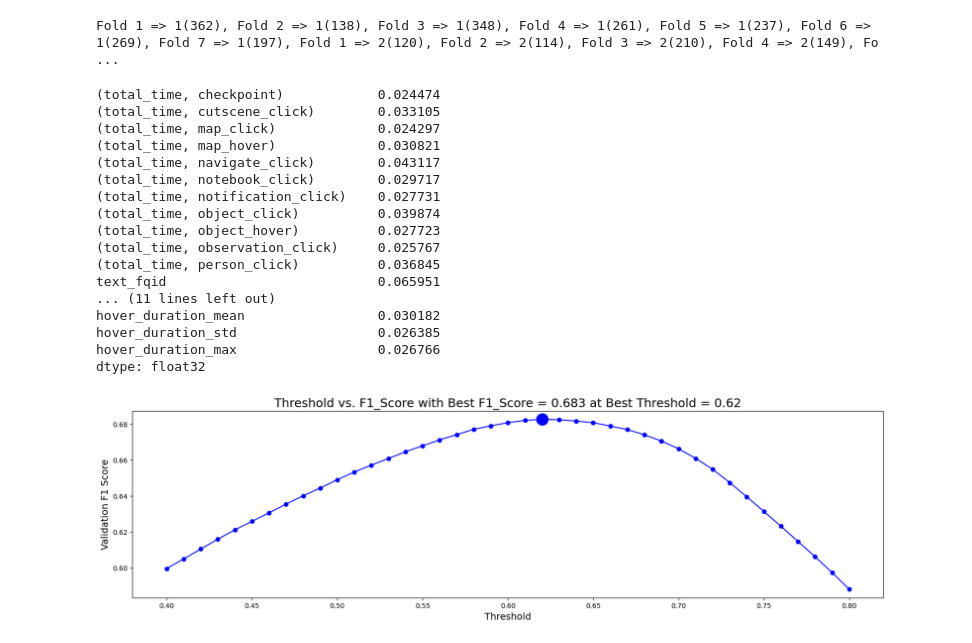
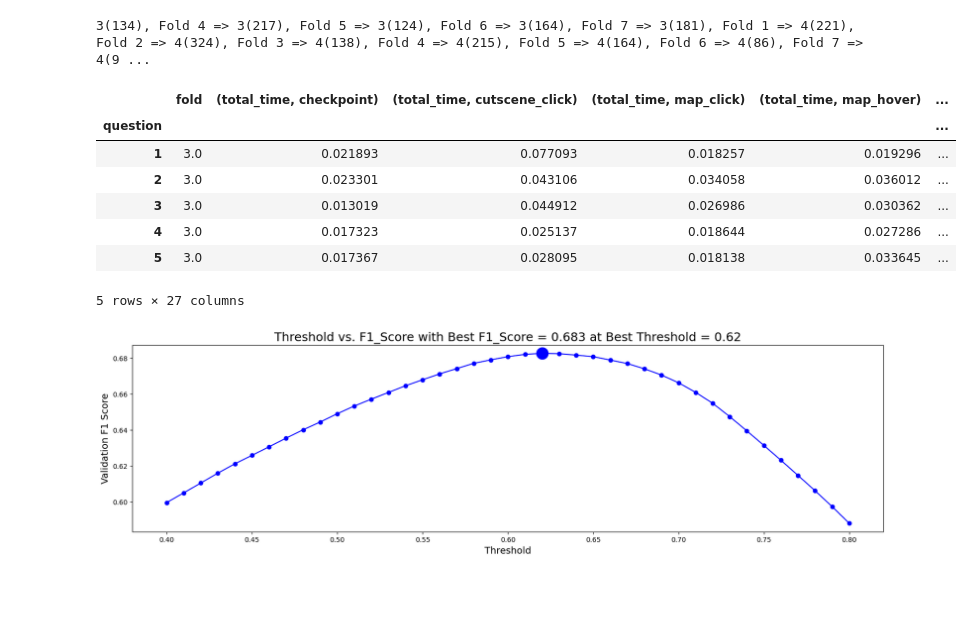
Before and after one commit to yaobviously/kaggle_predict_students, a Jupyter notebook: training_model.ipynb, the cells around one changed output. Cells and saved outputs as stored; diff of their text form; code cells hidden in the pictures; blank space fills up the shorter version.

```diff
--- a/training_model.ipynb
+++ b/training_model.ipynb
@@ -265,11 +230,12 @@ best_params_df = pd.DataFrame()
 for question in range(1, 19):
 
     if question in [1, 2, 3]:
-        df_ = get_data_for_level('0-4')
+        df_ = group1_df
+
     elif question in [4, 5, 6, 7, 8, 9, 10, 11, 12, 13]:
-        df_ = get_data_for_level('5-12')
+        df_ = group2_df
     else:
-        df_ = get_data_for_level('13-22')
+        df_ = group3_df
 
     fold = 1
 
@@ -346,11 +293,11 @@ models = {}
 
 for question in range(1, 19):
     if question in [1, 2, 3]:
-        df_ = get_data_for_level('0-4')
+        df_ = group1_df
     elif question in [4, 5, 6, 7, 8, 9, 10, 11, 12, 13]:
-        df_ = get_data_for_level('5-12')
+        df_ = group2_df
     else:
-        df_ = get_data_for_level('13-22')
+        df_ = group3_df
 
     for i, (train_index, val_index) in enumerate(gkf.split(X=df_, groups=df_['session_id'])):
         print(f"Fold {i + 1} => ", end="")
@@ -394,37 +341,31 @@ for question in range(1, 19):
             val_x[feature_cols])[:, 1]
 
         # adding the models to the model dictionary
-        models[f'question_{question}'] = clf
+        models[f'question_{question}_fold_{i}'] = clf
 # %% [output]
-Fold 1 => 1(362), Fold 2 => 1(138), Fold 3 => 1(348), Fold 4 => 1(261), Fold 5 => 1(237), Fold 6 => 1(269), Fold 7 => 1(197), Fold 1 => 2(120), Fold 2 => 2(114), Fold 3 => 2(210), Fold 4 => 2(149), Fo ...
+3(134), Fold 4 => 3(217), Fold 5 => 3(124), Fold 6 => 3(164), Fold 7 => 3(181), Fold 1 => 4(221), Fold 2 => 4(324), Fold 3 => 4(138), Fold 4 => 4(215), Fold 5 => 4(164), Fold 6 => 4(86), Fold 7 => 4(9 ...
-# %%
-feature_importances = pd.DataFrame()
-
-for model in models.keys():
-    model_ = models[model]
-    df_ = pd.DataFrame({a:b for a, b in zip(feature_cols, model_.feature_importances_)}, index=[0])
-    df_.insert(0, 'question', model)
-    feature_importances = pd.concat([feature_importances, df_])
-
-feature_importances.select_dtypes('number').mean()
-# %% [output]
-(total_time, checkpoint)            0.024474
-(total_time, cutscene_click)        0.033105
-(total_time, map_click)             0.024297
-(total_time, map_hover)             0.030821
-(total_time, navigate_click)        0.043117
-(total_time, notebook_click)        0.029717
-(total_time, notification_click)    0.027731
-(total_time, object_click)          0.039874
-(total_time, object_hover)          0.027723
-(total_time, observation_click)     0.025767
-(total_time, person_click)          0.036845
-text_fqid                           0.065951
-... (11 lines left out)
-hover_duration_mean                 0.030182
-hover_duration_std                  0.026385
-hover_duration_max                  0.026766
-dtype: float32
+# %%
+feature_importances = pd.DataFrame()
+
+for model in models.keys():
+    model_ = models[model]
+    question = int(model.split('_')[1])
+    fold = int(model.split('_')[-1])
+    df_ = pd.DataFrame({a:b for a, b in zip(feature_cols, model_.feature_importances_)}, index=[0])
+    df_.insert(0, 'question', question)
+    df_.insert(1, 'fold', fold)
+    feature_importances = pd.concat([feature_importances, df_])
+
+feature_importances.groupby('question').mean().head()
+# %% [output]
+|  | fold | (total_time, checkpoint) | (total_time, cutscene_click) | (total_time, map_click) | (total_time, map_hover) | ... |
+| question |  |  |  |  |  | ... |
+| 1 | 3.0 | 0.021893 | 0.077093 | 0.018257 | 0.019296 | ... |
+| 2 | 3.0 | 0.023301 | 0.043106 | 0.034058 | 0.036012 | ... |
+| 3 | 3.0 | 0.013019 | 0.044912 | 0.026986 | 0.030362 | ... |
+| 4 | 3.0 | 0.017323 | 0.025137 | 0.018644 | 0.027286 | ... |
+| 5 | 3.0 | 0.017367 | 0.028095 | 0.018138 | 0.033645 | ... |
+5 rows × 27 columns
 # %%
 # finding the matching targets
 target_df = (
```
Also changed, not shown: parts of 11 cells of this notebook.
